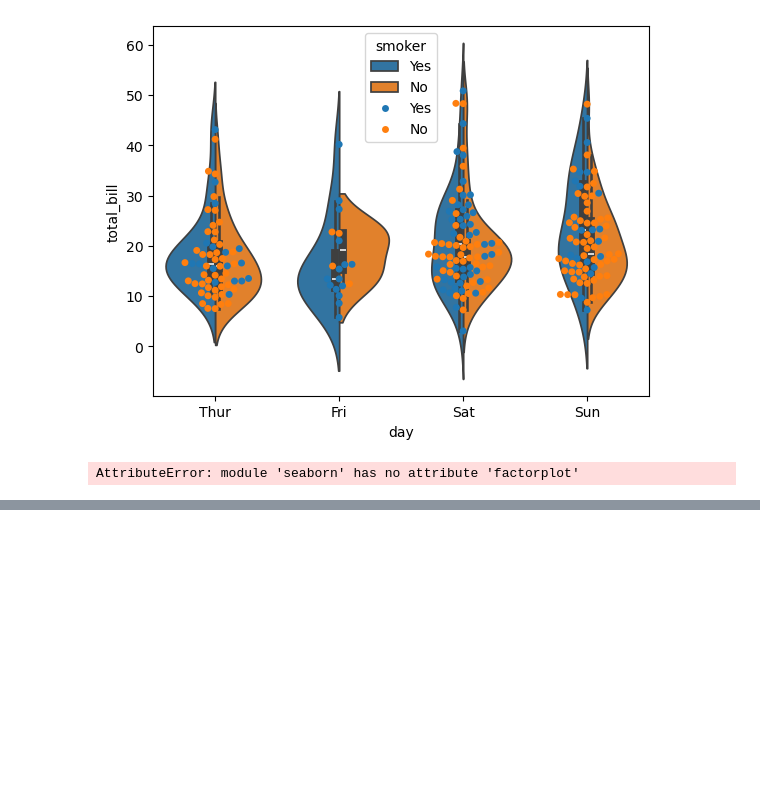
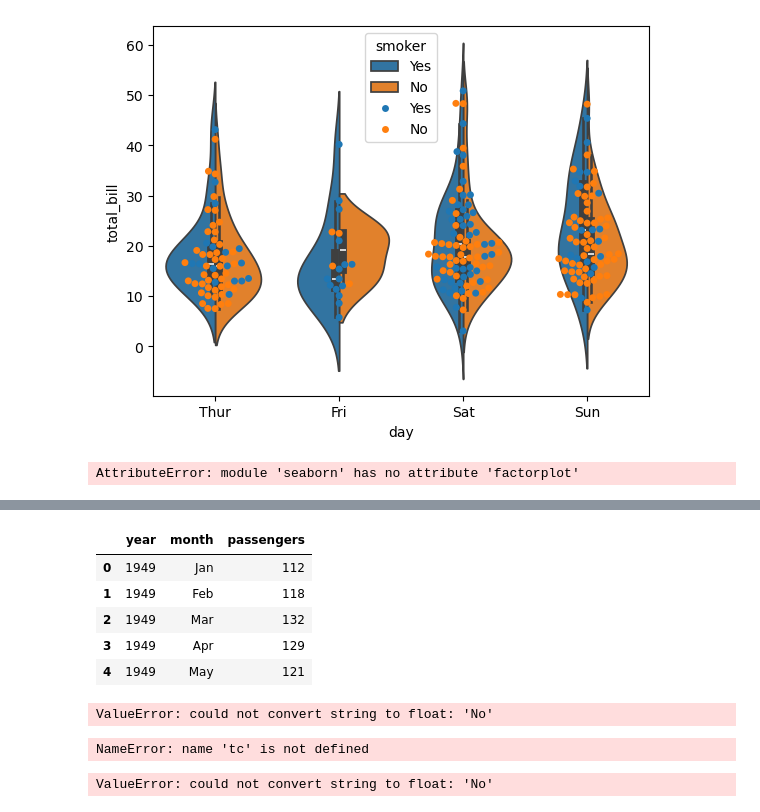
Before and after one commit to kartikraner57/python-machine-learning-and-data-science, a Jupyter notebook: Py_DS_ML_Bootcamp-master (1)/Refactored_Py_DS_ML_Bootcamp-master/06-Data-Visualization-with-Seaborn/practice.ipynb, the cells around one changed output, grey strips where cells are left out. Saved outputs shown, nothing was run; the diff lists cells and outputs as text; code cells hidden in the pictures; blank space fills up the shorter version.

```diff
--- a/Py_DS_ML_Bootcamp-master (1)/Refactored_Py_DS_ML_Bootcamp-master/06-Data-Visualization-with-Seaborn/practice.ipynb
+++ b/Py_DS_ML_Bootcamp-master (1)/Refactored_Py_DS_ML_Bootcamp-master/06-Data-Visualization-with-Seaborn/practice.ipynb
@@ -118,0 +121,4 @@ AttributeError: module 'seaborn' has no attribute 'factorplot'
+# %%
+tips = sns.load_dataset('tips')
+fights = sns.load_dataset('flights')
+tips.head()
@@ -118,0 +132,21 @@ AttributeError: module 'seaborn' has no attribute 'factorplot'
+# %%
+fights.head()
+# %% [output]
+|  | year | month | passengers |
+| 0 | 1949 | Jan | 112 |
+| 1 | 1949 | Feb | 118 |
+| 2 | 1949 | Mar | 132 |
+| 3 | 1949 | Apr | 129 |
+| 4 | 1949 | May | 121 |
+# %%
+tips.corr()
+# %% [output]
+ValueError: could not convert string to float: 'No'
+# %%
+sns.heatmap(tc)
+# %% [output]
+NameError: name 'tc' is not defined
+# %%
+sns.heatmap(tips.corr())
+# %% [output]
+ValueError: could not convert string to float: 'No'
```
Also changed, not shown: parts of 5 cells of this notebook.
